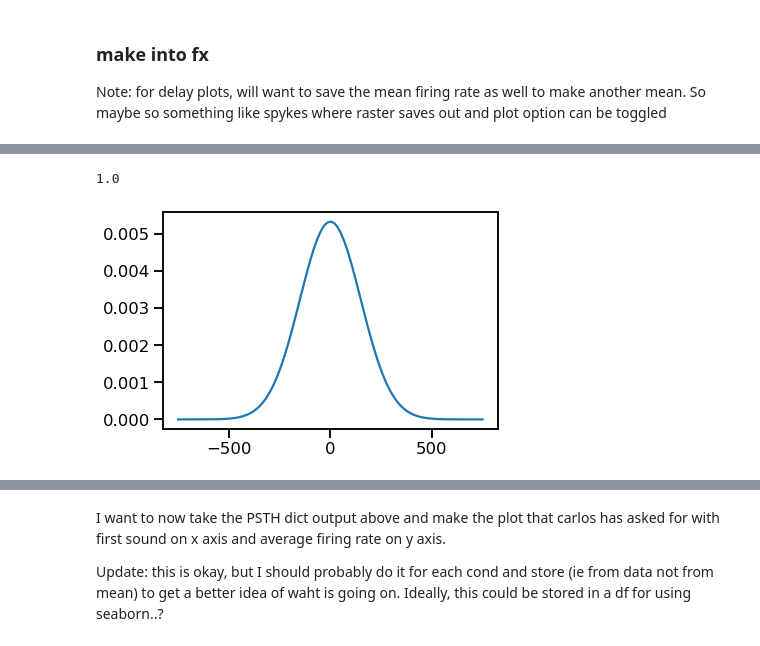
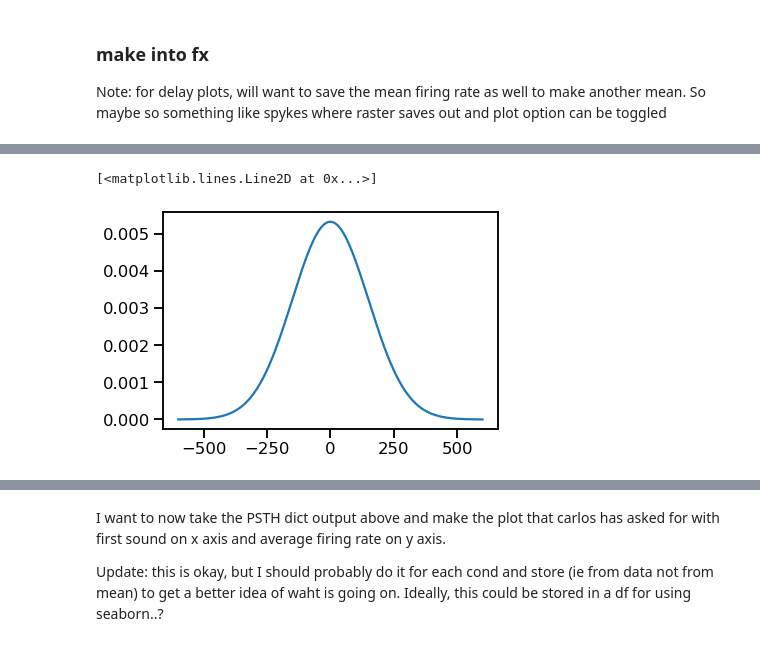
Before and after one commit to Brody-Lab/jbreda_PWM_mPFC_analysis, a Jupyter notebook: event_centering.ipynb, the cells around one changed output, grey strips where cells are left out. Drawn from its saved outputs; the diff is of its cells as text; code cells hidden in the pictures.

```diff
--- a/event_centering.ipynb
+++ b/event_centering.ipynb
@@ -112,12 +112,13 @@ sess_aligned[0]['delay']
 # %%
 mu = 0
 sigma = 150
-f = 5
-x = np.linspace(-int(sigma*f), int(sigma*f), 750)
+f = 4
+x = np.linspace(-int(sigma*f), int(sigma*f), sigma*4)
 plt.plot(x, make_gaussian_kernal(x,mu,sigma))
+np
 # %% [output]
-1.0
+[<matplotlib.lines.Line2D at 0x...>]
-[figure, old version]
+[figure, new version]
 # %%
 beh_df_2s = beh_df[(beh_df['delay'] == 2)] # & (beh_df['first_sound'] != 'psycho')]
 
```
Also changed, not shown: parts of 10 cells of this notebook, 1 other file.
